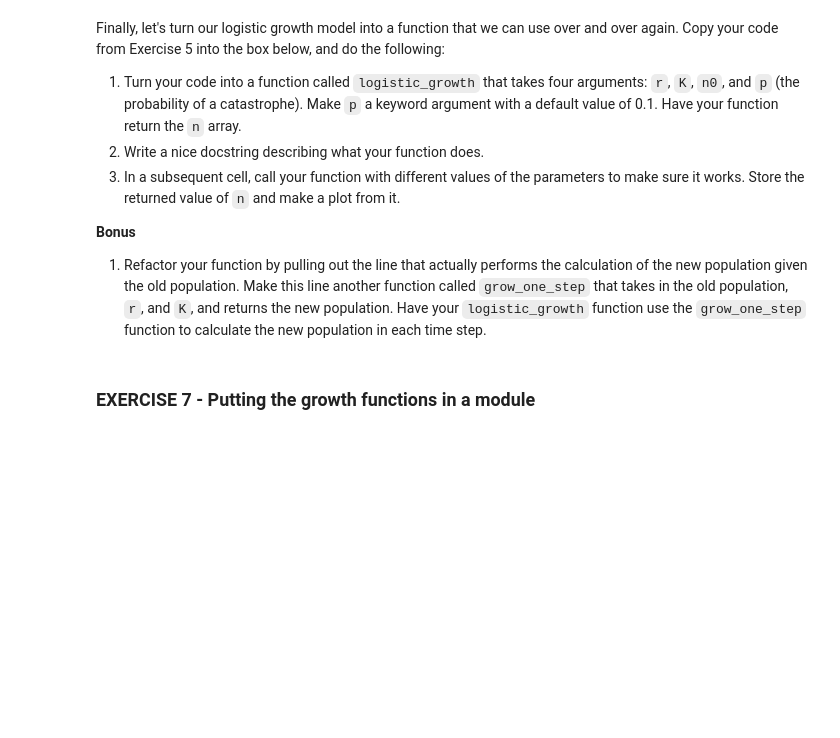
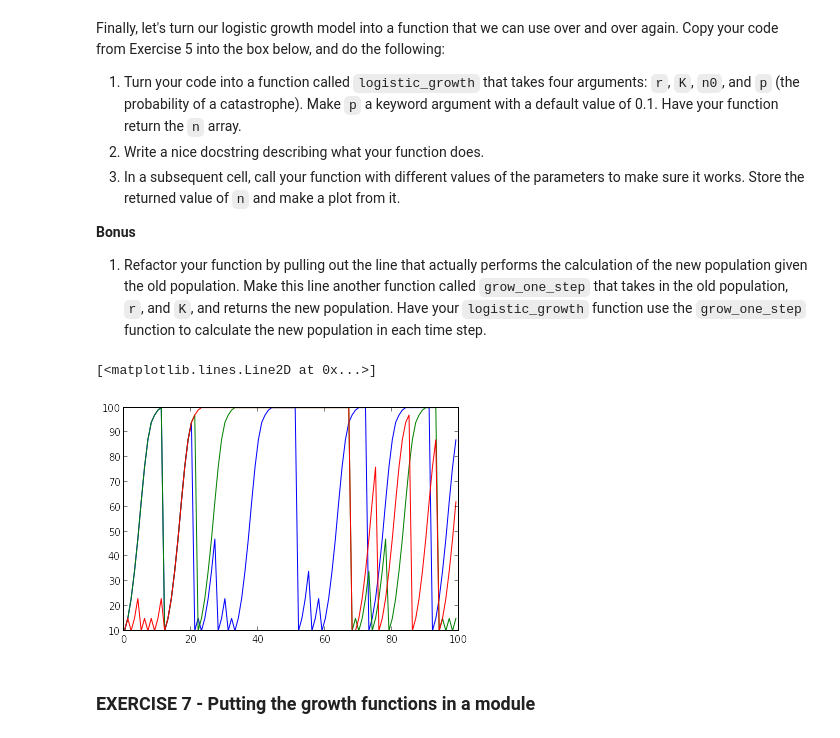
Before and after one commit to abostroem/2015-01-03-aas, a Jupyter notebook: intermediate/python-review/python-full.ipynb, the cells around one changed output. Saved outputs shown, nothing was run; the diff lists cells and outputs as text; code cells hidden in the pictures; blank space fills up the shorter version.

```diff
--- a/intermediate/python-review/python-full.ipynb
+++ b/intermediate/python-review/python-full.ipynb
@@ -756,12 +966,15 @@ def grow_one_step(nold, r, K):
 # %%
 a1 = logistic_growth(0.6, 100, 10)
 a2 = logistic_growth(0.6, 100, 10)
 a3 = logistic_growth(0.6, 100, 10)
 
-hold(True)
-plot(a1)
-plot(a2)
-plot(a3)
+plt.hold(True)
+plt.plot(a1)
+plt.plot(a2)
+plt.plot(a3)
+# %% [output]
+[<matplotlib.lines.Line2D at 0x...>]
+[figure, added]
 # %% [markdown]
 ### EXERCISE 7 - Putting the growth functions in a module
 # %% [markdown]
```
Also changed, not shown: parts of 50 cells of this notebook, 1 other file.
